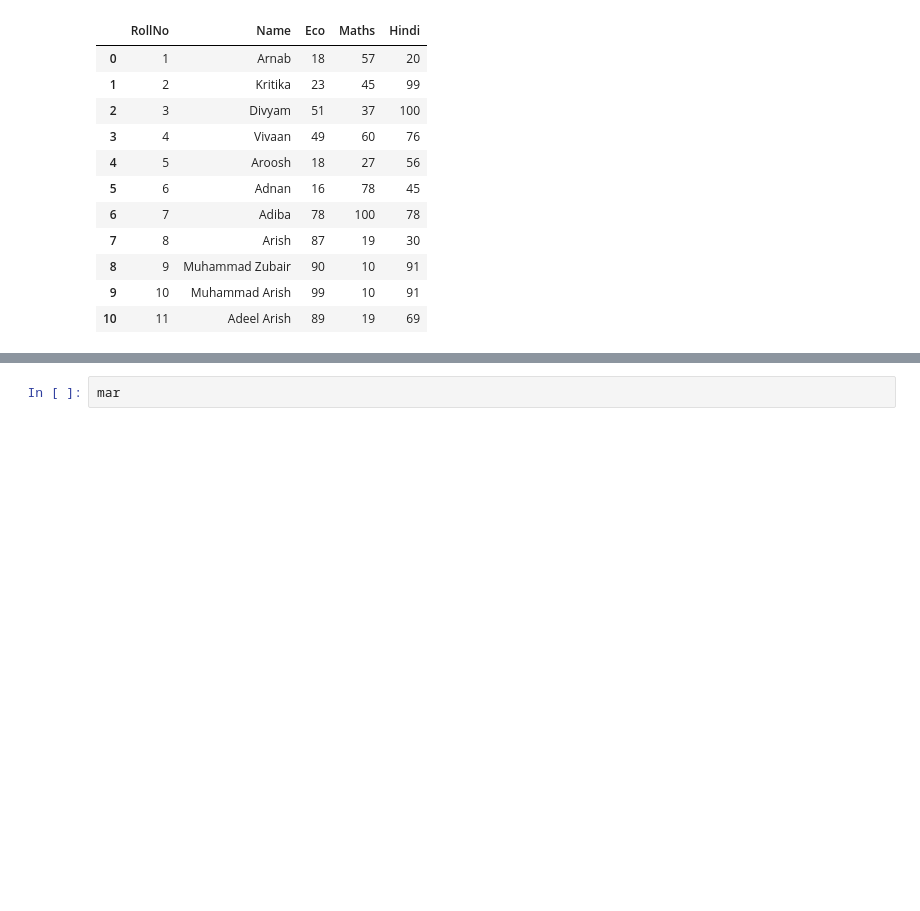
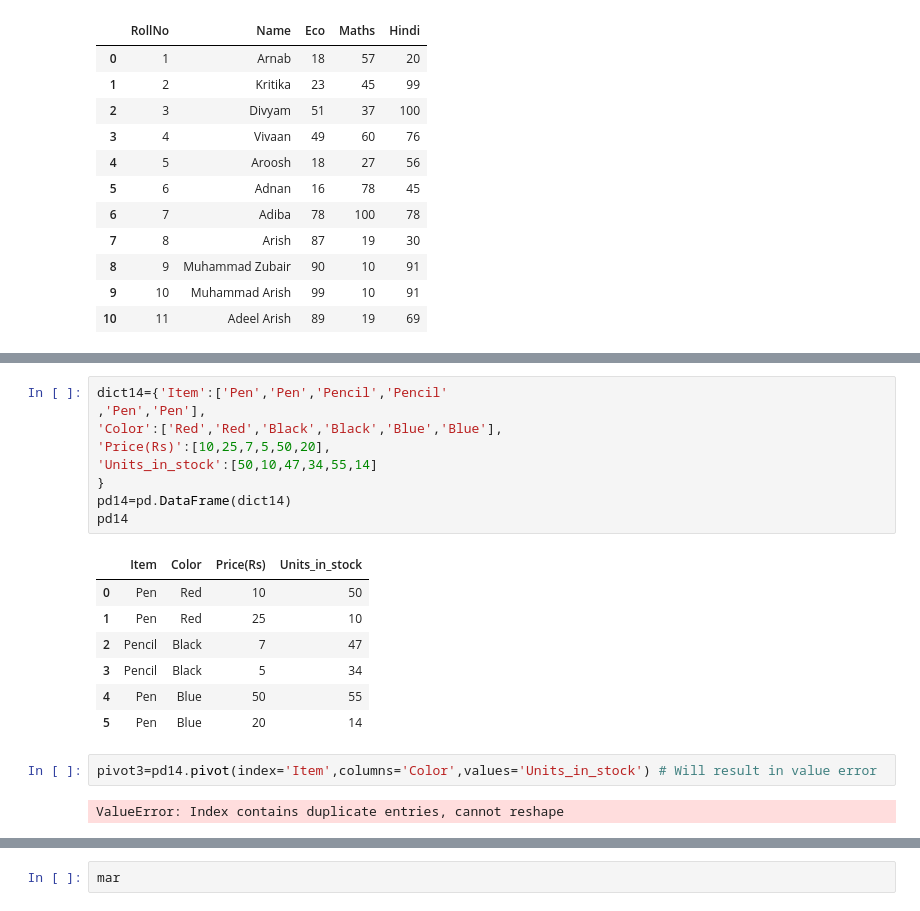
Before and after one commit to Adnan12345678910/Pandas-Command-Cheatsheet, a Jupyter notebook: Pandas_Notes.ipynb, the cells around one changed output, grey strips where cells are left out. Cells and saved outputs as stored; diff of their text form; blank space fills up the shorter version.

```diff
--- a/Pandas_Notes.ipynb
+++ b/Pandas_Notes.ipynb
@@ -1046,0 +1121,21 @@ marks
+# %%
+dict14={'Item':['Pen','Pen','Pencil','Pencil'
+,'Pen','Pen'],
+'Color':['Red','Red','Black','Black','Blue','Blue'],
+'Price(Rs)':[10,25,7,5,50,20],
+'Units_in_stock':[50,10,47,34,55,14]
+}
+pd14=pd.DataFrame(dict14)
+pd14
+# %% [output]
+|  | Item | Color | Price(Rs) | Units_in_stock |
+| 0 | Pen | Red | 10 | 50 |
+| 1 | Pen | Red | 25 | 10 |
+| 2 | Pencil | Black | 7 | 47 |
+| 3 | Pencil | Black | 5 | 34 |
+| 4 | Pen | Blue | 50 | 55 |
+| 5 | Pen | Blue | 20 | 14 |
+# %%
+pivot3=pd14.pivot(index='Item',columns='Color',values='Units_in_stock') # Will result in value error
+# %% [output]
+ValueError: Index contains duplicate entries, cannot reshape
```
Also changed, not shown: parts of 19 cells of this notebook.
